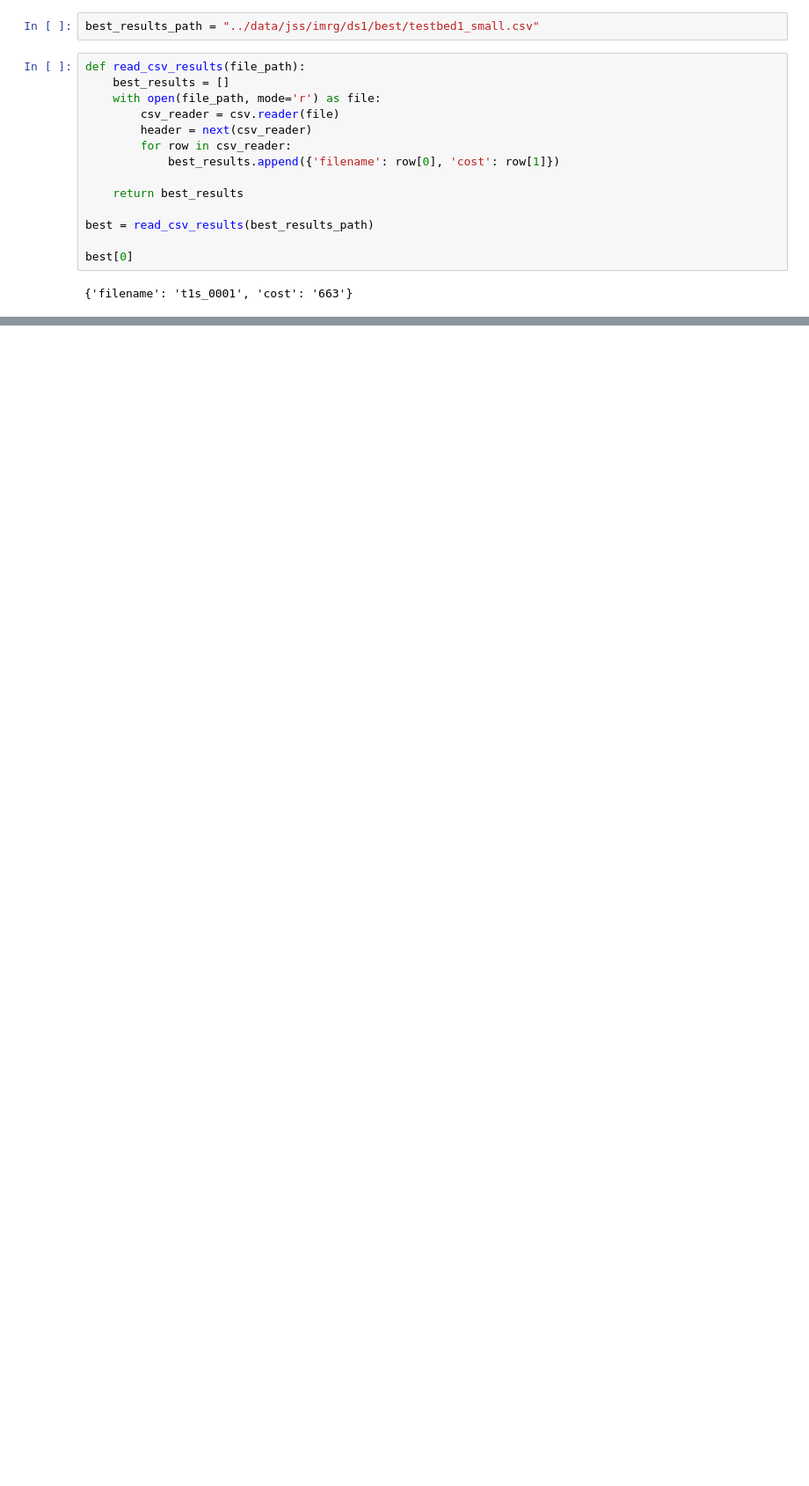
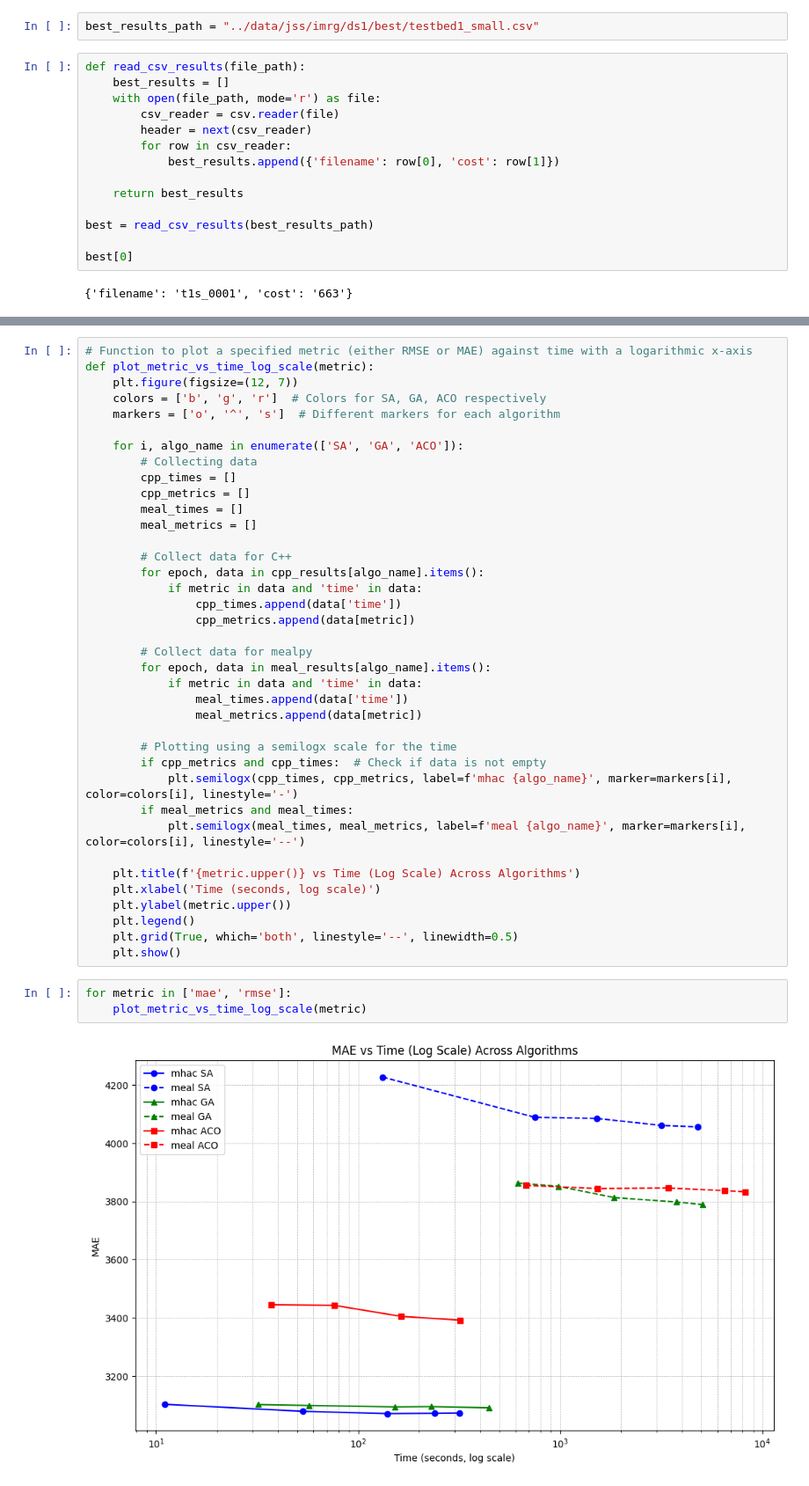
Before and after one commit to raulmarinau/mhac, a Jupyter notebook: experiment/compare_results.ipynb, the cells around one changed output, grey strips where cells are left out. Shown: that part at 88% size. Cells and saved outputs as stored; diff of their text form; blank space fills up the shorter version.

```diff
--- a/experiment/compare_results.ipynb
+++ b/experiment/compare_results.ipynb
@@ -79,0 +411,43 @@ Root Mean Squared Error (RMSE): 4714.812371369853
+# %%
+# Function to plot a specified metric (either RMSE or MAE) against time with a logarithmic x-axis
+def plot_metric_vs_time_log_scale(metric):
+    plt.figure(figsize=(12, 7))
+    colors = ['b', 'g', 'r']  # Colors for SA, GA, ACO respectively
+    markers = ['o', '^', 's']  # Different markers for each algorithm
+
+    for i, algo_name in enumerate(['SA', 'GA', 'ACO']):
+        # Collecting data
+        cpp_times = []
+        cpp_metrics = []
+        meal_times = []
+        meal_metrics = []
+
+        # Collect data for C++
+        for epoch, data in cpp_results[algo_name].items():
+            if metric in data and 'time' in data:
+                cpp_times.append(data['time'])
+                cpp_metrics.append(data[metric])
+
+        # Collect data for mealpy
+        for epoch, data in meal_results[algo_name].items():
+            if metric in data and 'time' in data:
+                meal_times.append(data['time'])
+                meal_metrics.append(data[metric])
+
+        # Plotting using a semilogx scale for the time
+        if cpp_metrics and cpp_times:  # Check if data is not empty
+            plt.semilogx(cpp_times, cpp_metrics, label=f'mhac {algo_name}', marker=markers[i], color=colors[i], linestyle='-')
+        if meal_metrics and meal_times:
+            plt.semilogx(meal_times, meal_metrics, label=f'meal {algo_name}', marker=markers[i], color=colors[i], linestyle='--')
+
+    plt.title(f'{metric.upper()} vs Time (Log Scale) Across Algorithms')
+    plt.xlabel('Time (seconds, log scale)')
+    plt.ylabel(metric.upper())
+    plt.legend()
+    plt.grid(True, which='both', linestyle='--', linewidth=0.5)
+    plt.show()
+# %%
+for metric in ['mae', 'rmse']:
+    plot_metric_vs_time_log_scale(metric)
+# %% [output]
+[figure, added]
```
Also changed, not shown: parts of 13 cells of this notebook, 12 other files.
